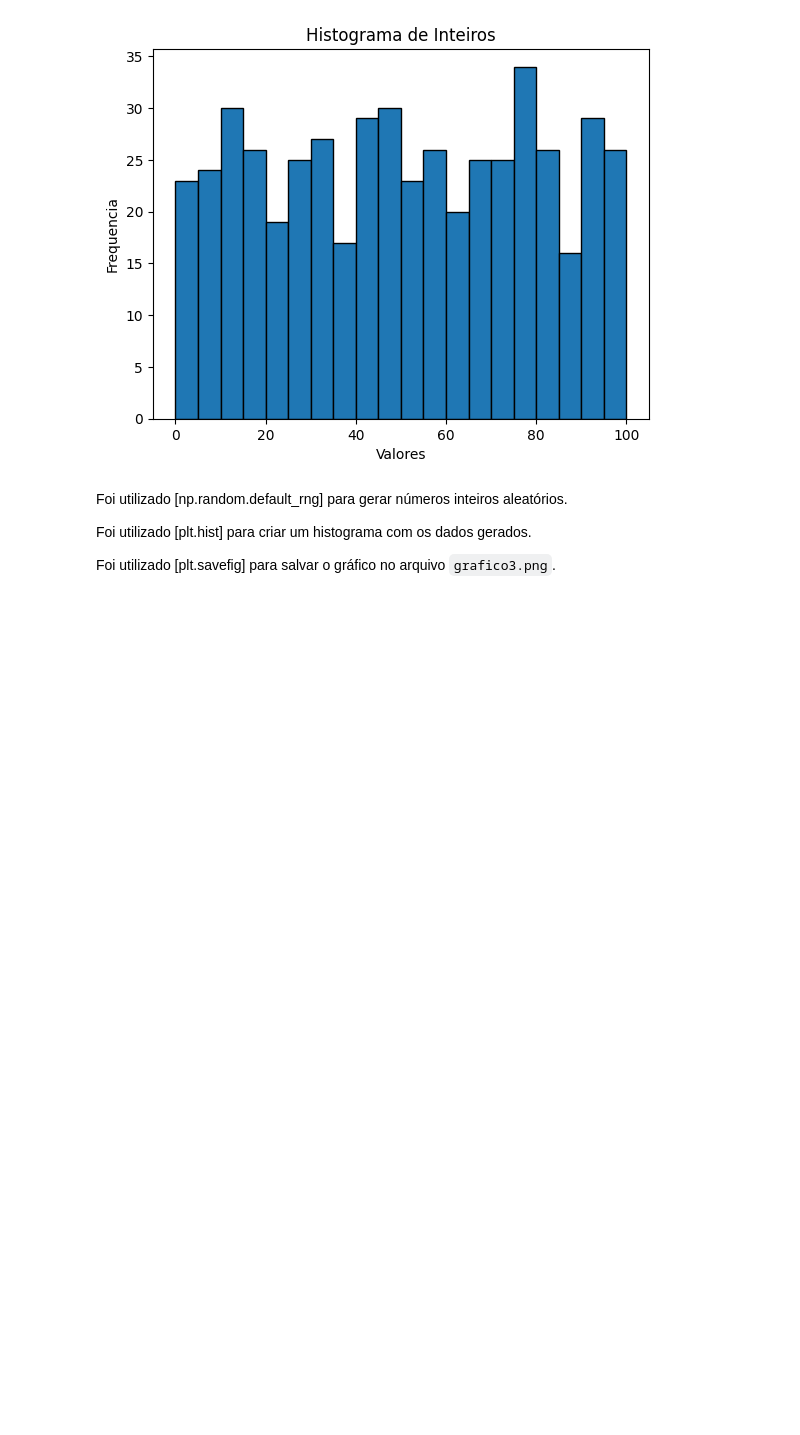
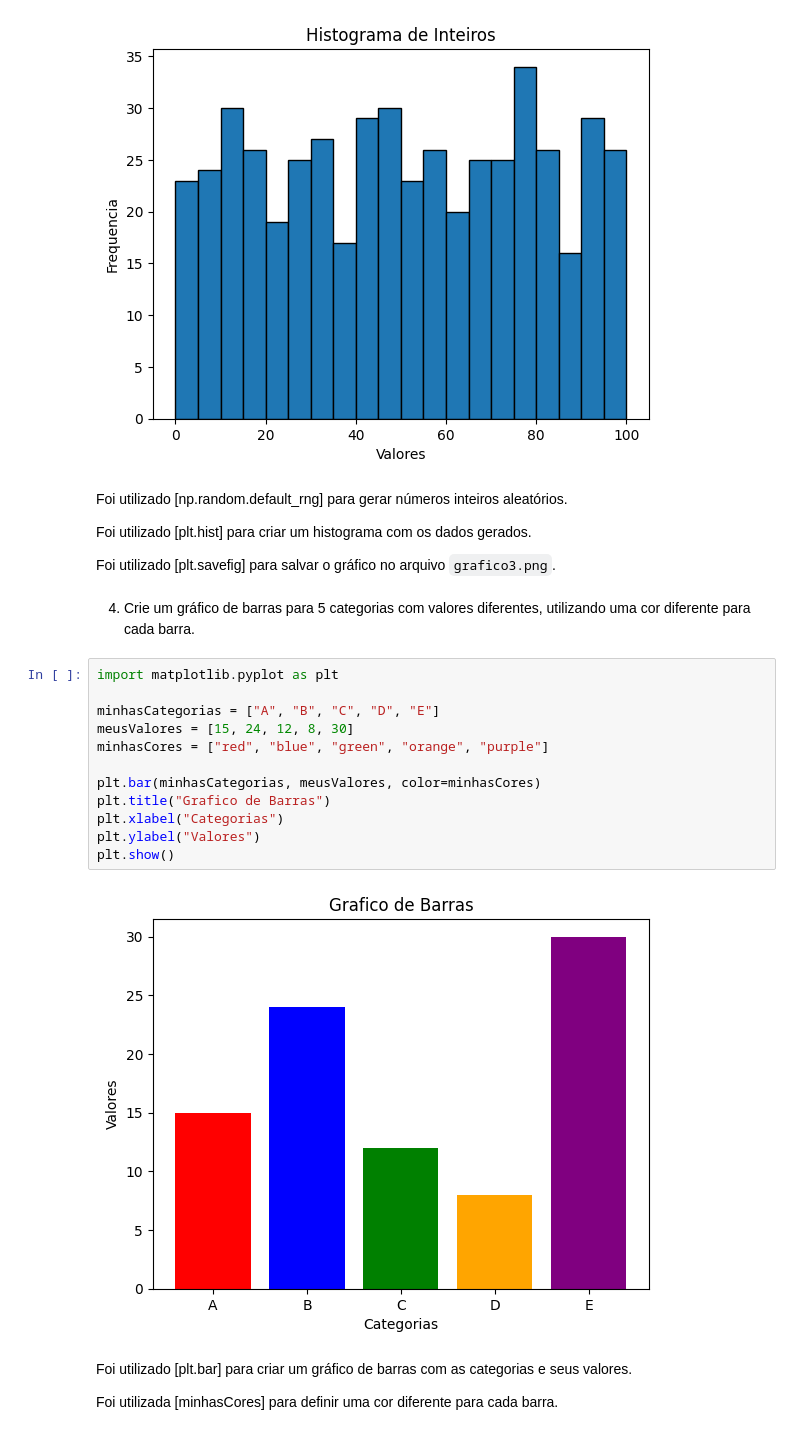
Before and after one commit to 76Falcone/AulasInteligenciaArtificial, a Jupyter notebook: ExercíciosBibliotecas_Python_Falcone_6B_Noturno.ipynb, the cells around one changed output. Drawn from its saved outputs; the diff is of its cells as text; blank space fills up the shorter version.

Commit message:
Exercício 4 - Matplotlib

```diff
--- a/ExercíciosBibliotecas_Python_Falcone_6B_Noturno.ipynb
+++ b/ExercíciosBibliotecas_Python_Falcone_6B_Noturno.ipynb
@@ -1677,3 +1677,23 @@ Foi utilizado [np.random.default_rng] para gerar números inteiros aleatórios.
 Foi utilizado [plt.hist] para criar um histograma com os dados gerados.
 
 Foi utilizado [plt.savefig] para salvar o gráfico no arquivo `grafico3.png`.
+# %% [markdown]
+4. Crie um gráfico de barras para 5 categorias com valores diferentes, utilizando uma cor diferente para cada barra.
+# %%
+import matplotlib.pyplot as plt
+
+minhasCategorias = ["A", "B", "C", "D", "E"]
+meusValores = [15, 24, 12, 8, 30]
+minhasCores = ["red", "blue", "green", "orange", "purple"]
+
+plt.bar(minhasCategorias, meusValores, color=minhasCores)
+plt.title("Grafico de Barras")
+plt.xlabel("Categorias")
+plt.ylabel("Valores")
+plt.show()
+# %% [output]
+[figure, added]
+# %% [markdown]
+Foi utilizado [plt.bar] para criar um gráfico de barras com as categorias e seus valores.
+
+Foi utilizada [minhasCores] para definir uma cor diferente para cada barra.
```
Also changed, not shown: parts of 15 cells of this notebook.
